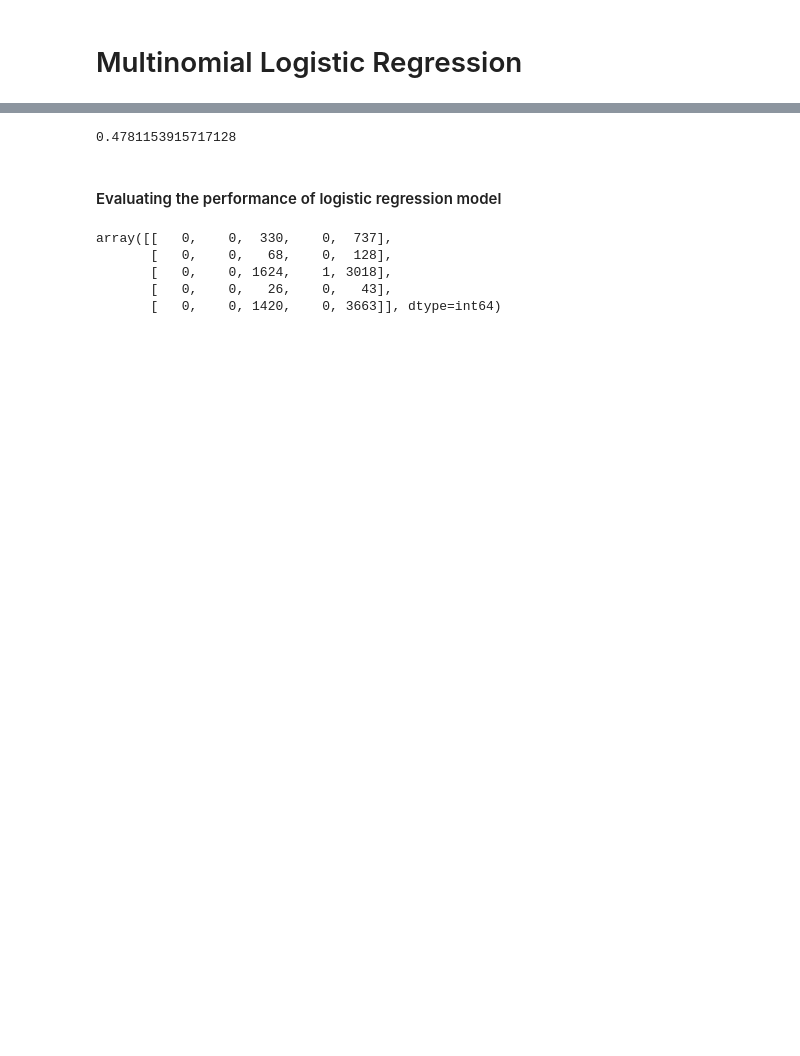
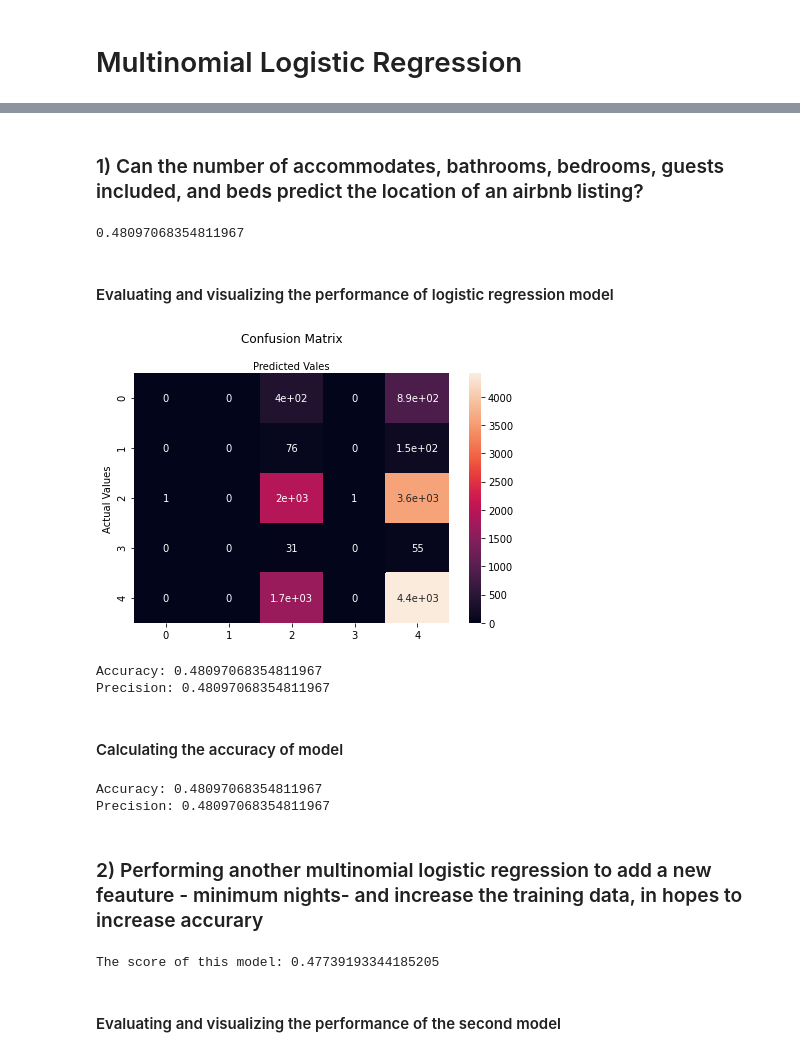
Before and after one commit to clarizamayo/Airbnb_Data_Analysis, a Jupyter notebook: machine-learning-model.ipynb, the cells around one changed output, grey strips where cells are left out. Saved outputs shown, nothing was run; the diff lists cells and outputs as text; code cells hidden in the pictures; blank space fills up the shorter version.

```diff
--- a/machine-learning-model.ipynb
+++ b/machine-learning-model.ipynb
@@ -427,16 +464,18 @@ https://scikit-learn.org/stable/modules/generated/sklearn.linear_model.LogisticR
+# %% [markdown]
+### 1) Can the number of accommodates, bathrooms, bedrooms, guests included, and beds predict the location of an airbnb listing?
 # %%
-from sklearn.model_selection import train_test_split
-from sklearn.linear_model import LogisticRegression
+#independent variables
+independent = no_outliers_df[['accommodates', 'bathrooms', 'bedrooms', 'guests_included', 'beds']]
 
-X = no_outliers_df[['accommodates', 'bathrooms', 'bedrooms', 'guests_included', 'beds']]
-Y = no_outliers_df.loc[:,'borough_num'].values
+#dependent variables
+dependent = no_outliers_df.loc[:,'borough_num'].values
 
 #we split the dataset into testing and training set
-train_x, test_x, train_y, test_y = train_test_split(X,Y , test_size=.25, random_state=0)
+train_x, test_x, train_y, test_y = train_test_split(independent,dependent,test_size=.3, random_state=0)
 model = LogisticRegression(solver = 'lbfgs', multi_class='multinomial', max_iter=1000)
 model.fit(train_x, train_y)
 model.score(test_x, test_y)
 # %% [output]
-0.4781153915717128
+0.48097068354811967
 # %% [markdown]
-#### Evaluating the performance of logistic regression model
+#### Evaluating and visualizing the performance of logistic regression model
@@ -446,9 +482,46 @@ model_matrix = confusion_matrix(test_y, pred_y)
-# %%
-model_matrix
-# %% [output]
-array([[   0,    0,  330,    0,  737],
-       [   0,    0,   68,    0,  128],
-       [   0,    0, 1624,    1, 3018],
-       [   0,    0,   26,    0,   43],
-       [   0,    0, 1420,    0, 3663]], dtype=int64)
+# %%
+pred_y = model.predict(test_x)
+model_matrix = confusion_matrix(test_y, pred_y)
+
+#Confusion matrix
+class_names = [1,2,3,4,5]
+fig, ax = plt.subplots()
+tick_marks = np.arange(len(class_names))
+sns.heatmap(pd.DataFrame(model_matrix), annot=True)
+ax.xaxis.set_label_position("top")
+plt.tight_layout()
+plt.title("Confusion Matrix", y=1.1)
+plt.ylabel("Actual Values")
+plt.xlabel("Predicted Vales")
+plt.show()
+
+#Calculating the accuracy of the model
+print(f'Accuracy: {accuracy_score(test_y,pred_y)}')
+print(f"Precision: {precision_score(test_y, pred_y, average='micro')}")
+# %% [output]
+[figure, added]
+Accuracy: 0.48097068354811967
+Precision: 0.48097068354811967
+# %% [markdown]
+#### Calculating the accuracy of model
+# %%
+print(f'Accuracy: {accuracy_score(test_y,pred_y)}')
+print(f"Precision: {precision_score(test_y, pred_y, average='micro')}")
+# %% [output]
+Accuracy: 0.48097068354811967
+Precision: 0.48097068354811967
+# %% [markdown]
+### 2) Performing another multinomial logistic regression to add a new feauture - minimum nights- and increase the training data, in hopes to increase accurary
+# %%
+additional_x = no_outliers_df[['accommodates', 'bathrooms', 'bedrooms', 'guests_included', 'beds', 'minimum_nights']]
+
+#we split the dataset into testing and training set
+x_training, x_testing, y_training, y_testing = train_test_split(additional_x, Y, test_size=.25, random_state=0)
+model = LogisticRegression(solver = 'lbfgs', multi_class='multinomial', max_iter=2000)
+model.fit(x_training,y_training)
+print(f'The score of this model: {model.score(x_testing, y_testing)}')
+# %% [output]
+The score of this model: 0.47739193344185205
+# %% [markdown]
+#### Evaluating and visualizing the performance of the second model
 # %%
```
Also changed, not shown: parts of 66 cells of this notebook.
